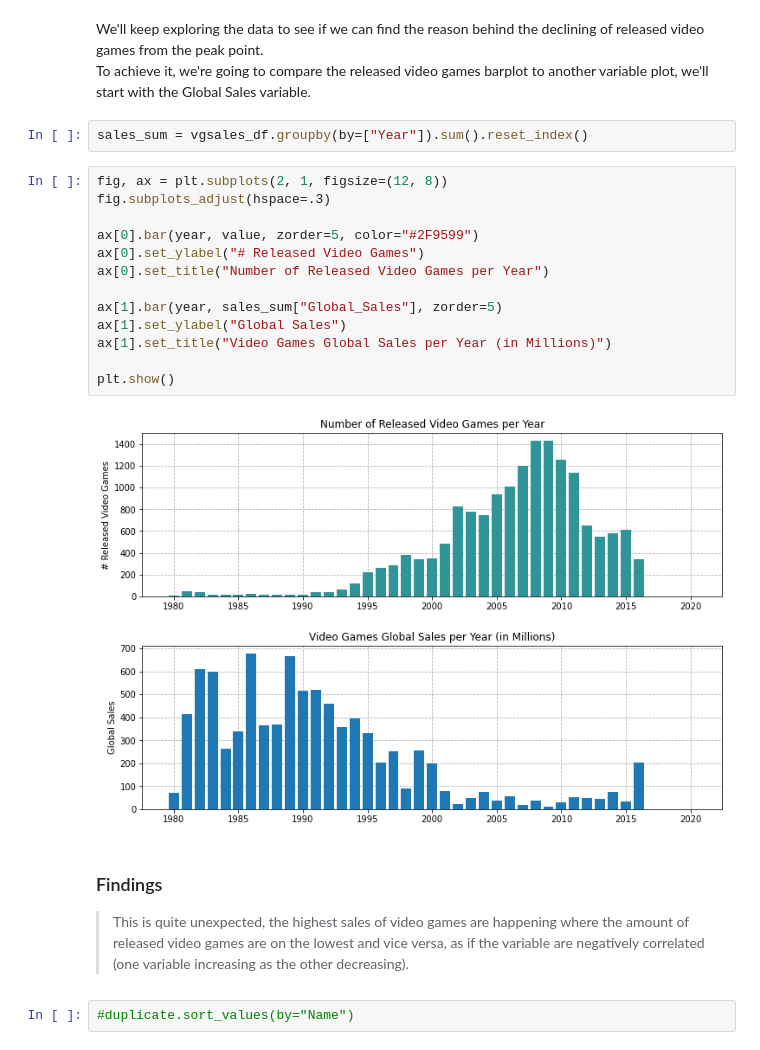
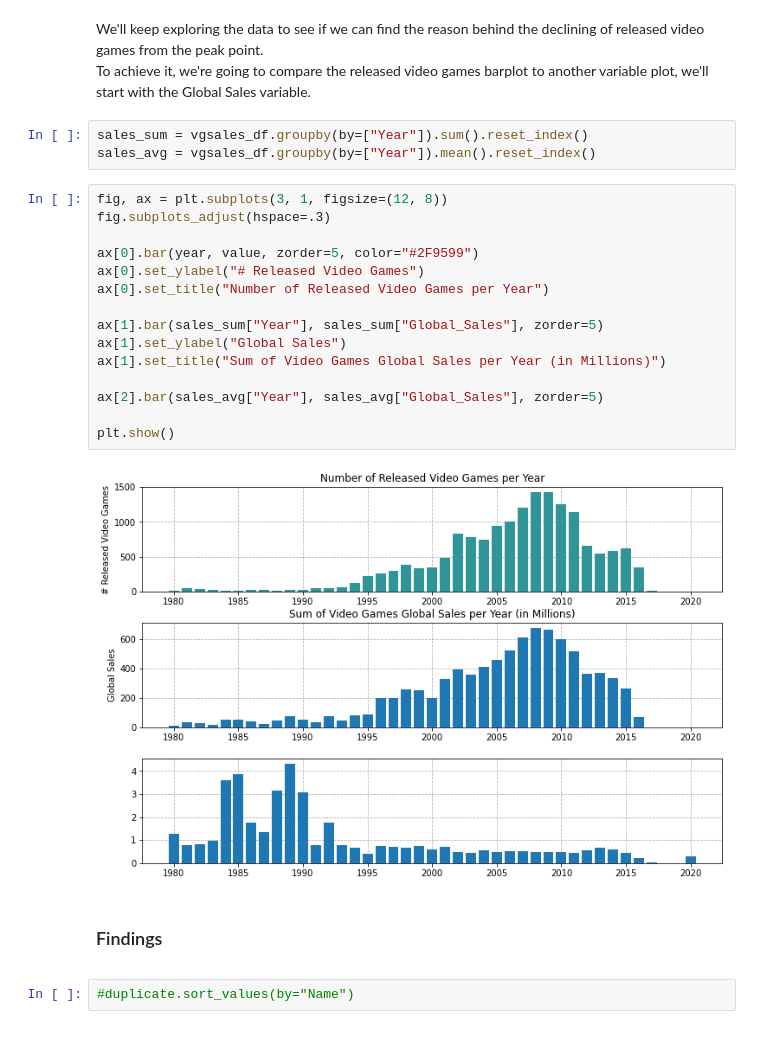
Before and after one commit to junedism/ams-classifier, a Jupyter notebook: exploratory-data-analysis-video-games-sales.ipynb, the cells around one changed output. Cells and saved outputs as stored; diff of their text form.

Commit message:
Kaggle Notebook | Exploratory Data Analysis - Video Games Sales | Version 3

```diff
--- a/exploratory-data-analysis-video-games-sales.ipynb
+++ b/exploratory-data-analysis-video-games-sales.ipynb
@@ -244,23 +244,26 @@ plt.show()
 We'll keep exploring the data to see if we can find the reason behind the declining of released video games from the peak point.<br>To achieve it, we're going to compare the released video games barplot to another variable plot, we'll start with the Global Sales variable.
 # %%
 sales_sum = vgsales_df.groupby(by=["Year"]).sum().reset_index()
+sales_avg = vgsales_df.groupby(by=["Year"]).mean().reset_index()
 # %%
-fig, ax = plt.subplots(2, 1, figsize=(12, 8))
+fig, ax = plt.subplots(3, 1, figsize=(12, 8))
 fig.subplots_adjust(hspace=.3)
 
 ax[0].bar(year, value, zorder=5, color="#2F9599")
 ax[0].set_ylabel("# Released Video Games")
 ax[0].set_title("Number of Released Video Games per Year")
 
-ax[1].bar(year, sales_sum["Global_Sales"], zorder=5)
+ax[1].bar(sales_sum["Year"], sales_sum["Global_Sales"], zorder=5)
 ax[1].set_ylabel("Global Sales")
-ax[1].set_title("Video Games Global Sales per Year (in Millions)")
+ax[1].set_title("Sum of Video Games Global Sales per Year (in Millions)")
+
+ax[2].bar(sales_avg["Year"], sales_avg["Global_Sales"], zorder=5)
 
 plt.show()
 # %% [output]
-[figure, old version]
+[figure, new version]
-# %% [markdown]
-### Findings
-> This is quite unexpected, the highest sales of video games are happening where the amount of released video games are on the lowest and vice versa, as if the variable are negatively correlated (one variable increasing as the other decreasing).
+# %% [markdown]
+### Findings
+>
 # %%
 #duplicate.sort_values(by="Name")
```
Also changed, not shown: parts of 2 cells of this notebook.
